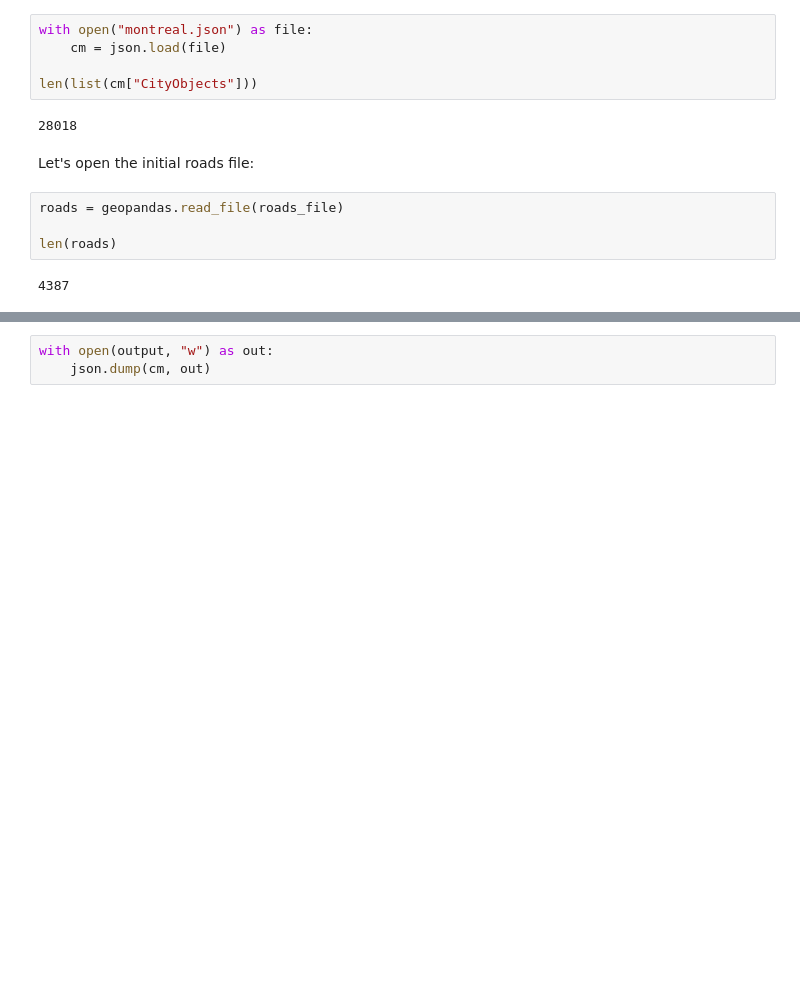
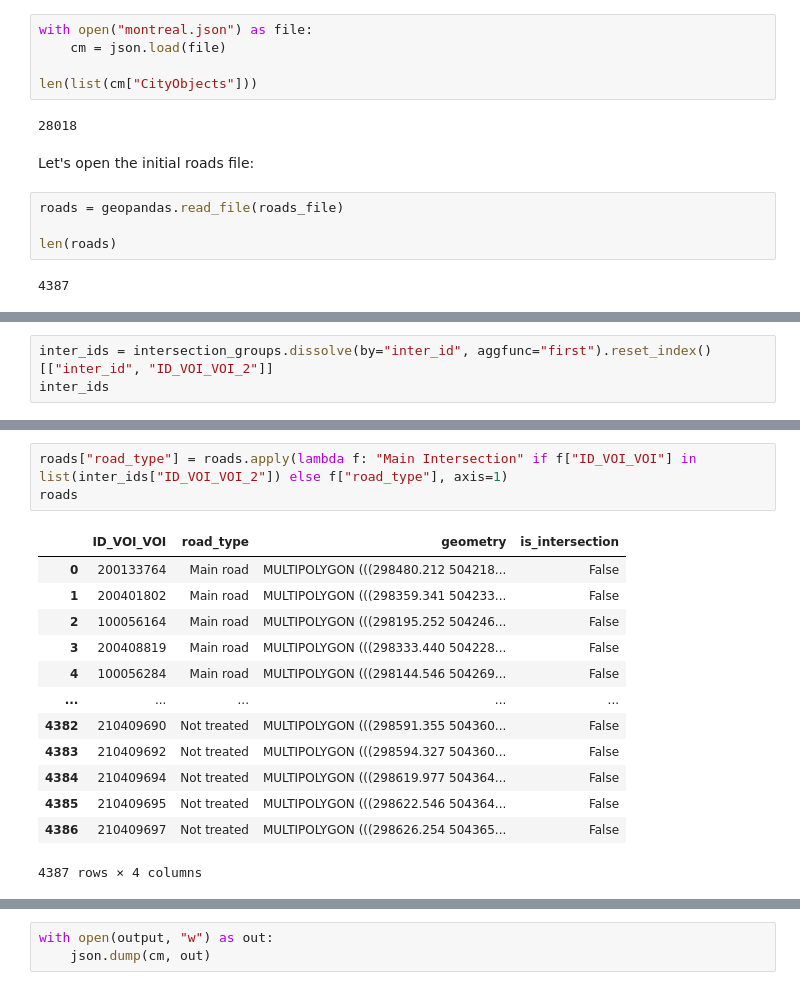
Before and after one commit to liberostelios/roads-storage, a Jupyter notebook: fix_roads.ipynb, the cells around one changed output, grey strips where cells are left out. Drawn from its saved outputs; the diff is of its cells as text; blank space fills up the shorter version.

```diff
--- a/fix_roads.ipynb
+++ b/fix_roads.ipynb
@@ -30,0 +87,3 @@ len(roads)
+# %%
+inter_ids = intersection_groups.dissolve(by="inter_id", aggfunc="first").reset_index()[["inter_id", "ID_VOI_VOI_2"]]
+inter_ids
@@ -30,0 +104,17 @@ len(roads)
+# %%
+roads["road_type"] = roads.apply(lambda f: "Main Intersection" if f["ID_VOI_VOI"] in list(inter_ids["ID_VOI_VOI_2"]) else f["road_type"], axis=1)
+roads
+# %% [output]
+|  | ID_VOI_VOI | road_type | geometry | is_intersection |
+| 0 | 200133764 | Main road | MULTIPOLYGON (((298480.212 504218... | False |
+| 1 | 200401802 | Main road | MULTIPOLYGON (((298359.341 504233... | False |
+| 2 | 100056164 | Main road | MULTIPOLYGON (((298195.252 504246... | False |
+| 3 | 200408819 | Main road | MULTIPOLYGON (((298333.440 504228... | False |
+| 4 | 100056284 | Main road | MULTIPOLYGON (((298144.546 504269... | False |
+| ... | ... | ... | ... | ... |
+| 4382 | 210409690 | Not treated | MULTIPOLYGON (((298591.355 504360... | False |
+| 4383 | 210409692 | Not treated | MULTIPOLYGON (((298594.327 504360... | False |
+| 4384 | 210409694 | Not treated | MULTIPOLYGON (((298619.977 504364... | False |
+| 4385 | 210409695 | Not treated | MULTIPOLYGON (((298622.546 504364... | False |
+| 4386 | 210409697 | Not treated | MULTIPOLYGON (((298626.254 504365... | False |
+4387 rows × 4 columns
```
Also changed, not shown: parts of 15 cells of this notebook, 1 other file.
